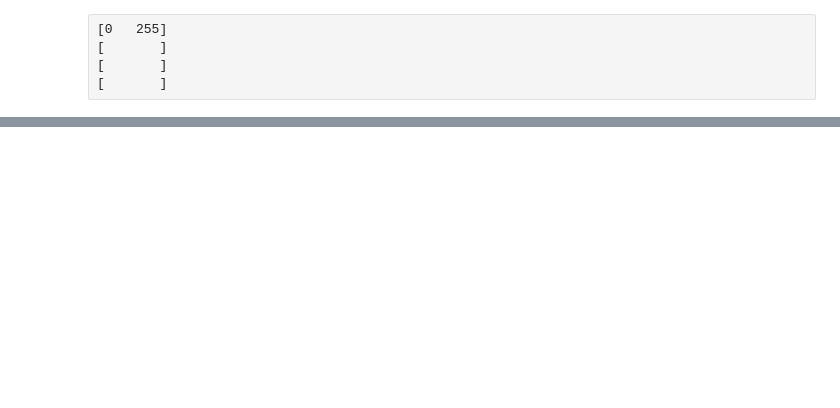
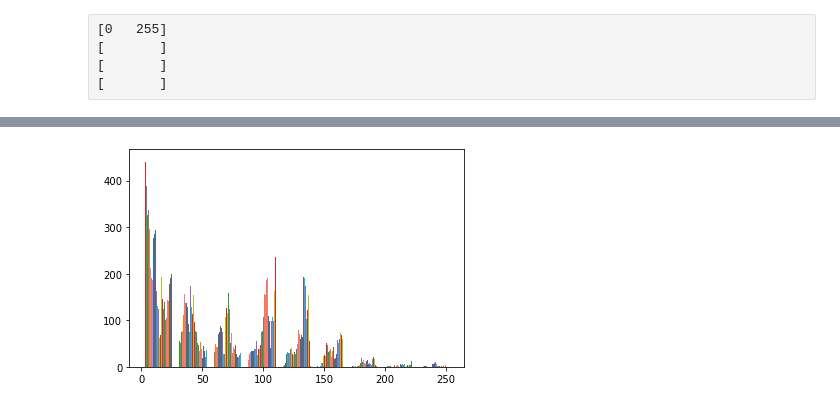
Before and after one commit to faridhn2/computer_vision_tutorial, a Jupyter notebook: cv_codes/l06-cv.ipynb, the cells around one changed output, grey strips where cells are left out. Cells and saved outputs as stored; diff of their text form; code cells hidden in the pictures; blank space fills up the shorter version.

```diff
--- a/cv_codes/l06-cv.ipynb
+++ b/cv_codes/l06-cv.ipynb
@@ -367,0 +464,4 @@ plt.hist(gray_img,bins=np.linspace(0,255,10));
+# %%
+plt.hist(car_img[:,:,1],bins=np.linspace(0,255,10));
+# %% [output]
+[figure, added]
```
Also changed, not shown: parts of 92 cells of this notebook, 6 other files.
